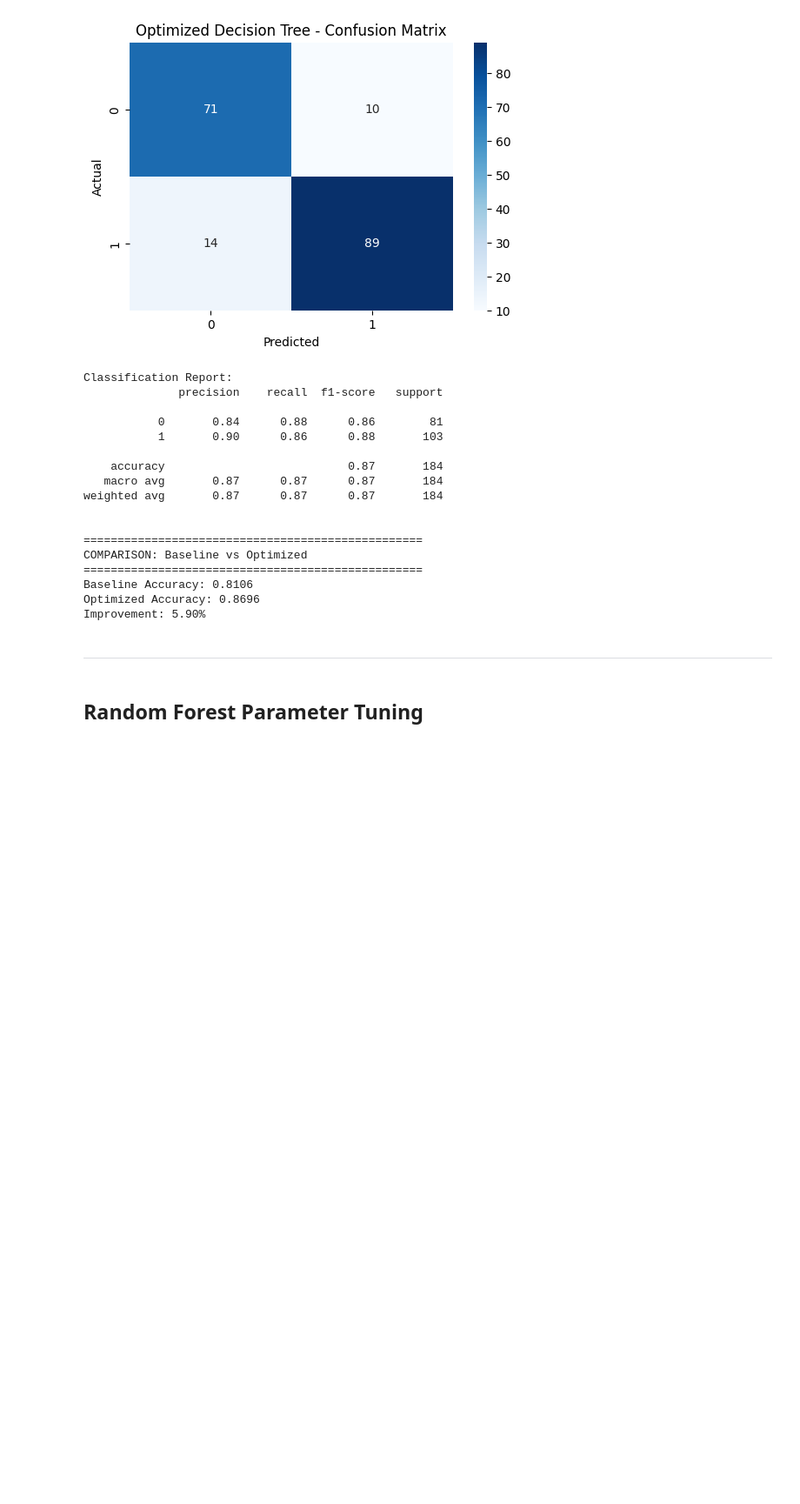
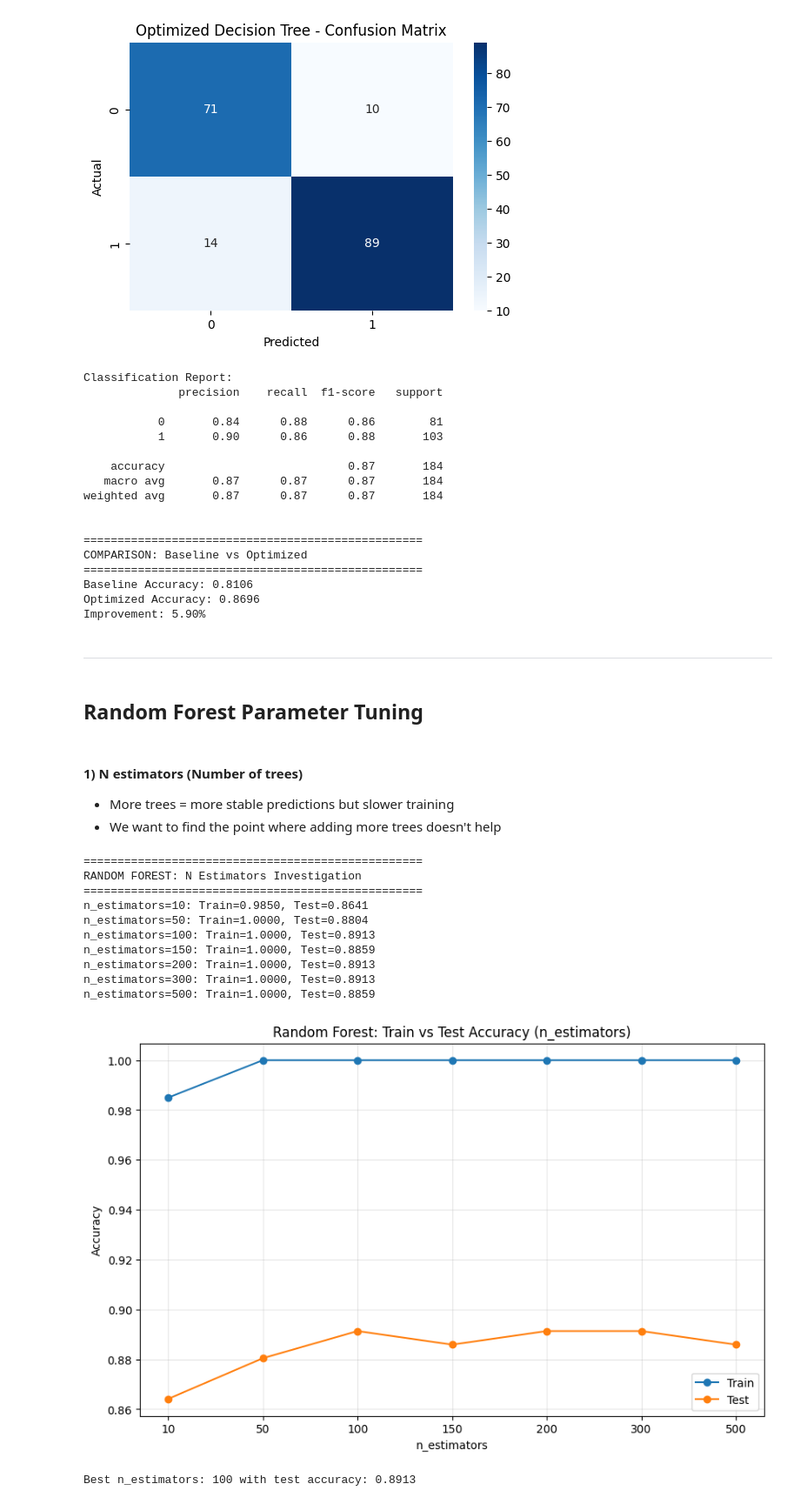
Before and after one commit to saumyashah0510/MachineLearning, a Jupyter notebook: Basic libraries/scikit learn/Projects/Cardiovascular_disease_classifier.ipynb, the cells around one changed output. Shown at 87% size. Cells and saved outputs as stored; diff of their text form; code cells hidden in the pictures; blank space fills up the shorter version.

```diff
--- a/Basic libraries/scikit learn/Projects/Cardiovascular_disease_classifier.ipynb
+++ b/Basic libraries/scikit learn/Projects/Cardiovascular_disease_classifier.ipynb
@@ -484,3 +484,61 @@ Improvement: 5.90%
 <hr>
 # %% [markdown]
 ## Random Forest Parameter Tuning
+# %% [markdown]
+#### 1) N estimators (Number of trees)
+- More trees = more stable predictions but slower training
+- We want to find the point where adding more trees doesn't help
+# %%
+print("="*50)
+print("RANDOM FOREST: N Estimators Investigation")
+print("="*50)
+
+n_estimators_list = [10,50,100,150,200,300,500]
+
+accuracy_list_train = []
+accuracy_list_test = []
+
+for n_estimators in n_estimators_list:
+
+    model = RandomForestClassifier(n_estimators=n_estimators,random_state=RANDOM_STATE)
+    model.fit(X_train,y_train)
+
+    predictions_train = model.predict(X_train)
+    predictions_test = model.predict(X_test)
+
+    accuracy_train = accuracy_score(y_train,predictions_train)
+    accuracy_test = accuracy_score(y_test,predictions_test)
+
+    accuracy_list_train.append(accuracy_train)
+    accuracy_list_test.append(accuracy_test)
+
+    print(f"n_estimators={n_estimators}: Train={accuracy_train:.4f}, Test={accuracy_test:.4f}")
+
+
+plt.figure(figsize=(10,6))
+plt.title('Random Forest: Train vs Test Accuracy (n_estimators)')
+plt.xlabel('n_estimators')
+plt.ylabel('Accuracy')
+plt.xticks(range(len(n_estimators_list)), n_estimators_list)
+plt.plot(accuracy_list_train, marker='o', label='Train')
+plt.plot(accuracy_list_test, marker='o', label='Test')
+plt.legend()
+plt.grid(True, alpha=0.3)
+plt.show()
+
+best_idx = np.argmax(accuracy_list_test)
+best_n_estimators = n_estimators_list[best_idx]
+print(f"\nBest n_estimators: {best_n_estimators} with test accuracy: {accuracy_list_test[best_idx]:.4f}")
+# %% [output]
+==================================================
+RANDOM FOREST: N Estimators Investigation
+==================================================
+n_estimators=10: Train=0.9850, Test=0.8641
+n_estimators=50: Train=1.0000, Test=0.8804
+n_estimators=100: Train=1.0000, Test=0.8913
+n_estimators=150: Train=1.0000, Test=0.8859
+n_estimators=200: Train=1.0000, Test=0.8913
+n_estimators=300: Train=1.0000, Test=0.8913
+n_estimators=500: Train=1.0000, Test=0.8859
+[figure, added]
+Best n_estimators: 100 with test accuracy: 0.8913
```
Also changed, not shown: parts of 5 cells of this notebook.
